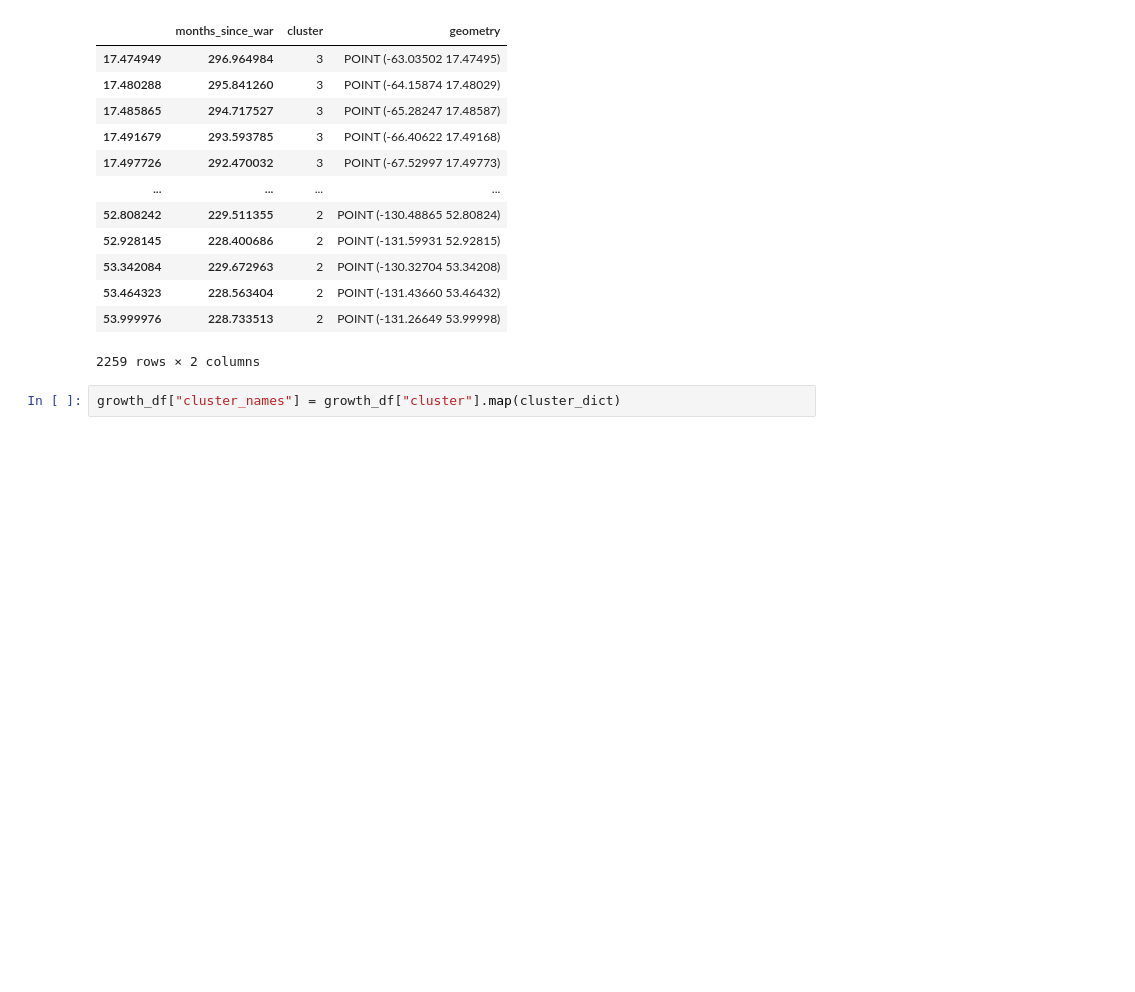
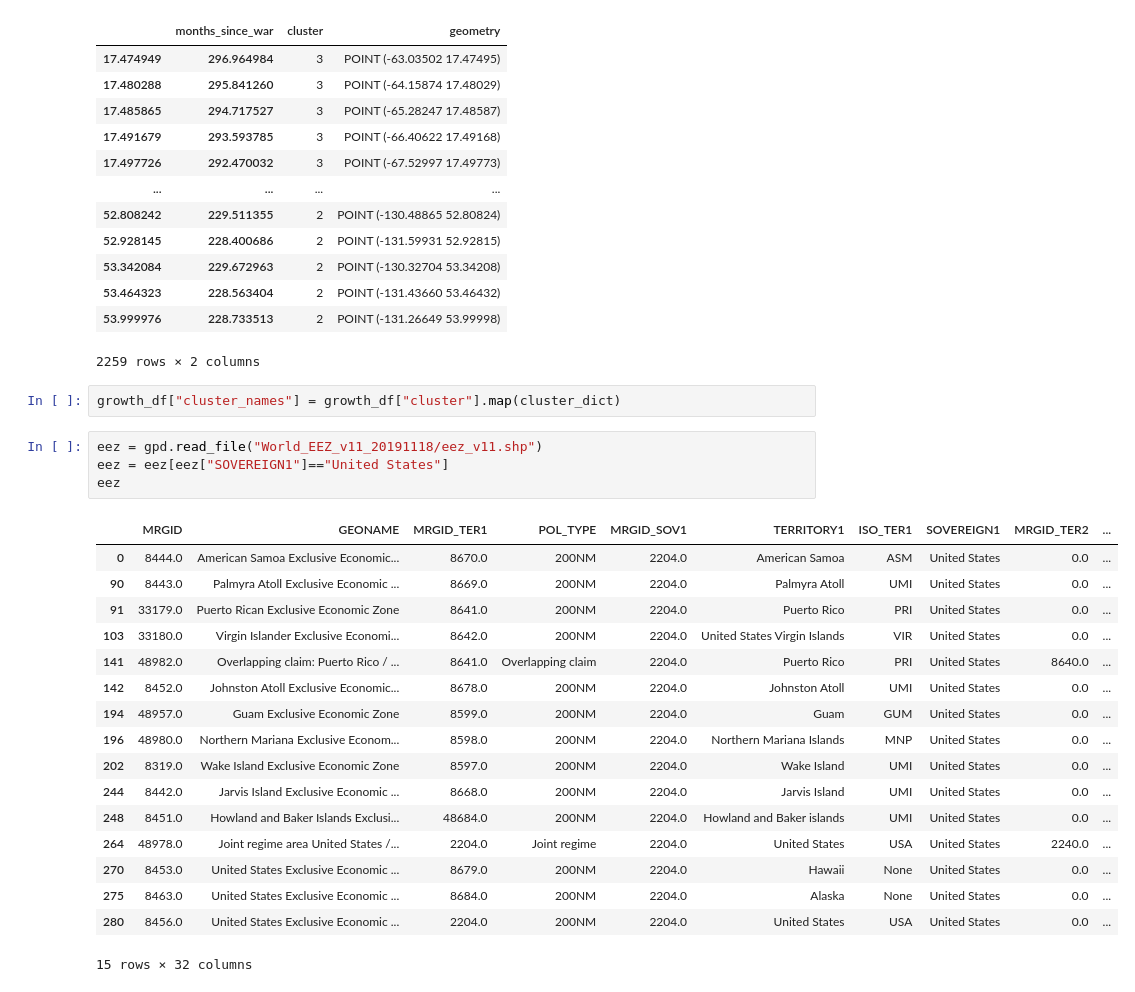
Before and after one commit to allfed/Seaweed-Growth-Model, a Jupyter notebook: data/interim_results/plotting clusters.ipynb, the cells around one changed output. Saved outputs shown, nothing was run; the diff lists cells and outputs as text; blank space fills up the shorter version.

```diff
--- a/data/interim_results/plotting clusters.ipynb
+++ b/data/interim_results/plotting clusters.ipynb
@@ -123,6 +120,28 @@ growth_df
 2259 rows × 2 columns
 # %%
 growth_df["cluster_names"] = growth_df["cluster"].map(cluster_dict)
+# %%
+eez = gpd.read_file("World_EEZ_v11_20191118/eez_v11.shp")
+eez = eez[eez["SOVEREIGN1"]=="United States"]
+eez
+# %% [output]
+|  | MRGID | GEONAME | MRGID_TER1 | POL_TYPE | MRGID_SOV1 | TERRITORY1 | ISO_TER1 | SOVEREIGN1 | MRGID_TER2 | ... |
+| 0 | 8444.0 | American Samoa Exclusive Economic... | 8670.0 | 200NM | 2204.0 | American Samoa | ASM | United States | 0.0 | ... |
+| 90 | 8443.0 | Palmyra Atoll Exclusive Economic ... | 8669.0 | 200NM | 2204.0 | Palmyra Atoll | UMI | United States | 0.0 | ... |
+| 91 | 33179.0 | Puerto Rican Exclusive Economic Zone | 8641.0 | 200NM | 2204.0 | Puerto Rico | PRI | United States | 0.0 | ... |
+| 103 | 33180.0 | Virgin Islander Exclusive Economi... | 8642.0 | 200NM | 2204.0 | United States Virgin Islands | VIR | United States | 0.0 | ... |
+| 141 | 48982.0 | Overlapping claim: Puerto Rico / ... | 8641.0 | Overlapping claim | 2204.0 | Puerto Rico | PRI | United States | 8640.0 | ... |
+| 142 | 8452.0 | Johnston Atoll Exclusive Economic... | 8678.0 | 200NM | 2204.0 | Johnston Atoll | UMI | United States | 0.0 | ... |
+| 194 | 48957.0 | Guam Exclusive Economic Zone | 8599.0 | 200NM | 2204.0 | Guam | GUM | United States | 0.0 | ... |
+| 196 | 48980.0 | Northern Mariana Exclusive Econom... | 8598.0 | 200NM | 2204.0 | Northern Mariana Islands | MNP | United States | 0.0 | ... |
+| 202 | 8319.0 | Wake Island Exclusive Economic Zone | 8597.0 | 200NM | 2204.0 | Wake Island | UMI | United States | 0.0 | ... |
+| 244 | 8442.0 | Jarvis Island Exclusive Economic ... | 8668.0 | 200NM | 2204.0 | Jarvis Island | UMI | United States | 0.0 | ... |
+| 248 | 8451.0 | Howland and Baker Islands Exclusi... | 48684.0 | 200NM | 2204.0 | Howland and Baker islands | UMI | United States | 0.0 | ... |
+| 264 | 48978.0 | Joint regime area United States /... | 2204.0 | Joint regime | 2204.0 | United States | USA | United States | 2240.0 | ... |
+| 270 | 8453.0 | United States Exclusive Economic ... | 8679.0 | 200NM | 2204.0 | Hawaii | None | United States | 0.0 | ... |
+| 275 | 8463.0 | United States Exclusive Economic ... | 8684.0 | 200NM | 2204.0 | Alaska | None | United States | 0.0 | ... |
+| 280 | 8456.0 | United States Exclusive Economic ... | 2204.0 | 200NM | 2204.0 | United States | USA | United States | 0.0 | ... |
+15 rows × 32 columns
 # %%
 growth_df.set_crs(epsg=4326,inplace=True)
 growth_df.to_crs(global_map.crs,inplace=True)
```
Also changed, not shown: parts of 8 cells of this notebook, 27 other files.
